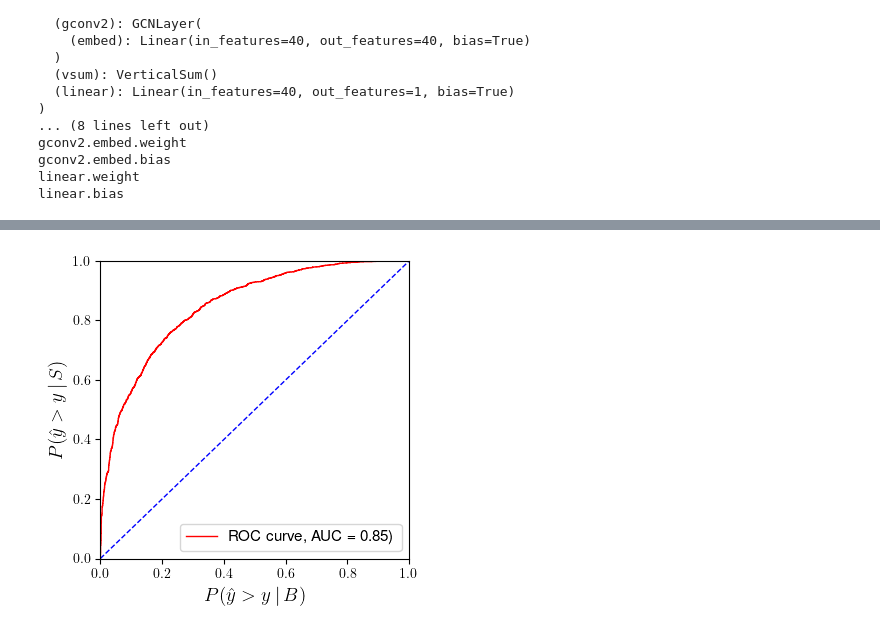
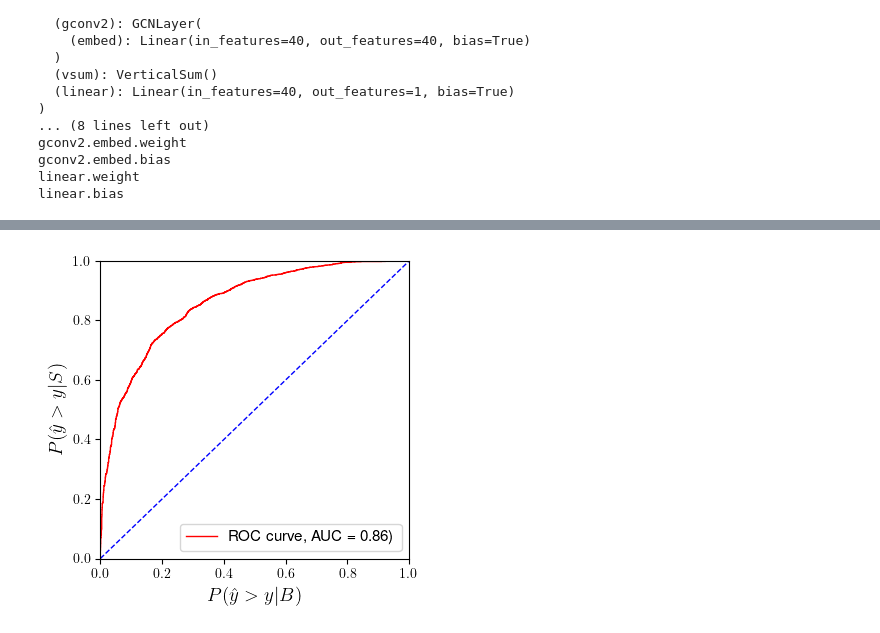
Before and after one commit to hbprosper/MLinPhysics, a Jupyter notebook: Lab08/code/tutorial08_GNN.ipynb, the cells around one changed output, grey strips where cells are left out. Drawn from its saved outputs; the diff is of its cells as text; code cells hidden in the pictures.

```diff
--- a/Lab08/code/tutorial08_GNN.ipynb
+++ b/Lab08/code/tutorial08_GNN.ipynb
@@ -209,7 +211,7 @@ plot_multiplicity(hdf)
   2. Split data into training, testing, and validation sets.
   3. Move them to computational device.
 # %%
-scale = torch.Tensor([[200, 5, np.pi]])
+scale = torch.Tensor([[200, 5, np.pi]]).to(DEVICE)
 
 X = [event / scale for event in events]
 # %%
@@ -427,15 +445,17 @@ This dataloader simply cycles through the training set.
 # %%
 class DataLoader:
 
-    def __init__(self, X, T, batch_size):
+    def __init__(self, X, T, batch_size=1):
         self.X = X
         self.T = T
 
         self.B = batch_size
         self.N = len(X)
 
-        self.J = 0
-        self.A = len(X) / batch_size
+        self.reset()
+
+    def reset(self):
+        self.A = self.N / self.B
         self.J = int(self.A) + 1
 
         self.start = 0
@@ -448,16 +468,21 @@ class DataLoader:
 
             # update start and end of batch
 
-            self.J += 1
-            if self.J >= self.A:
-                self.J = 0
-                self.start = 0
-                self.end = self.B
+            if self.B < 2:  # assume random selection
+                self.start = torch.randint(0, self.N-1, size=(1,))
+                self.end = self.start + 1
+
             else:
-                self.start += self.B
-                self.end = self.start + self.B
-                if self.end > self.N:
-                    self.end = self.N
+                self.J += 1
+                if self.J >= self.A:
+                    self.J = 0
+                    self.start = 0
+                    self.end = self.B
+                else:
+                    self.start += self.B
+                    self.end = self.start + self.B
+                    if self.end > self.N:
+                        self.end = self.N
 
         self.ii = ii
 
@@ -625,16 +652,15 @@ loss_file = LOSS_FILE
 timeleft_file = TIMELEFT_FILE
 params_file = PARAMS_FILE
 
-n_iterations = 200001
-n_batch = 1
+n_iterations = 500001
 step = 100
-learning_rate = 1e-5
+learning_rate = 1e-4
 
 optimizer = torch.optim.Adam(model.parameters(), lr=learning_rate)
 
 avloss = average_cross_entropy_loss
 
-t_dataloader  = DataLoader(train_x, train_y, n_batch)
+t_dataloader  = DataLoader(train_x, train_y)
 v_dataloader1 = DataLoader(train_x, train_y, n_valid)
 v_dataloader2 = DataLoader(valid_x, valid_y, n_valid)
 # %%
@@ -729,29 +756,28 @@ plot_outputs(y_true, y_hat)
 # %%
 def plot_roc(y, yhat):
     # standard measures of model performance
     from sklearn.metrics import roc_curve, auc
 
     bkg, sig, _ = roc_curve(y, yhat)
 
     roc_auc = auc(bkg, sig)
 
     fig = plt.figure(figsize=(4.0, 3.8))
 
     plt.xlim([0.0, 1.0])
     plt.ylim([0.0, 1.0])
-    plt.xlabel('$P(\hat{y} > y\, |\, B)$', fontsize=14)
-    plt.ylabel('$P(\hat{y} > y\, |\, S)$', fontsize=14)
+    plt.xlabel('$P(\\hat{y} > y | B)$', fontsize=14)
+    plt.ylabel('$P(\\hat{y} > y | S)$', fontsize=14)
 
     plt.plot(bkg, sig, color='red',
              lw=1, label='ROC curve, AUC = %0.2f)' % roc_auc)
 
     plt.plot([0, 1], [0, 1], color='blue', lw=1, linestyle='--')
 
     plt.legend(loc="lower right", fontsize=11)
     fig.tight_layout()
     plt.savefig("ROC.png")
-    plt.show()
 
 plot_roc(y_true, y_hat)
 # %% [output]
-[figure, old version]
+[figure, new version]
```
Also changed, not shown: parts of 18 cells of this notebook.
